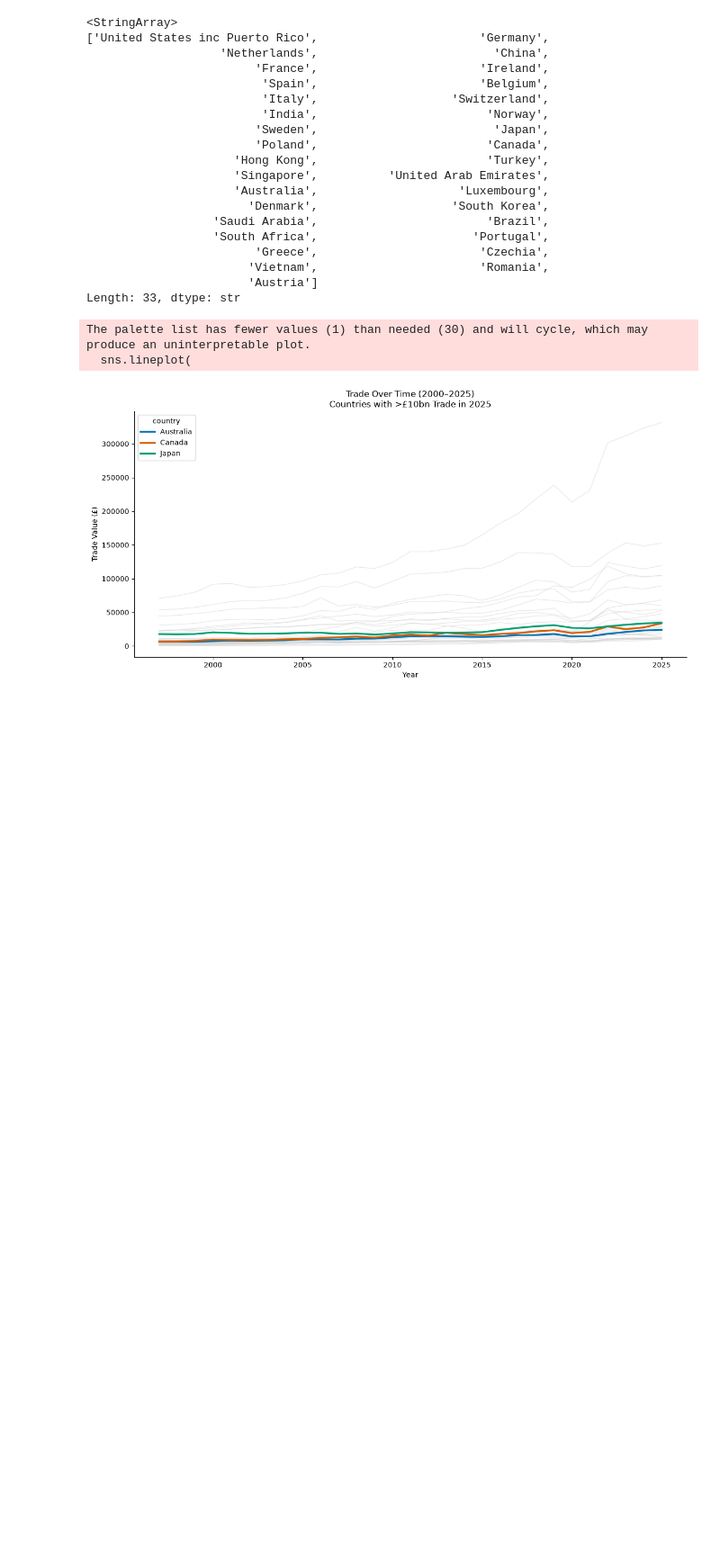
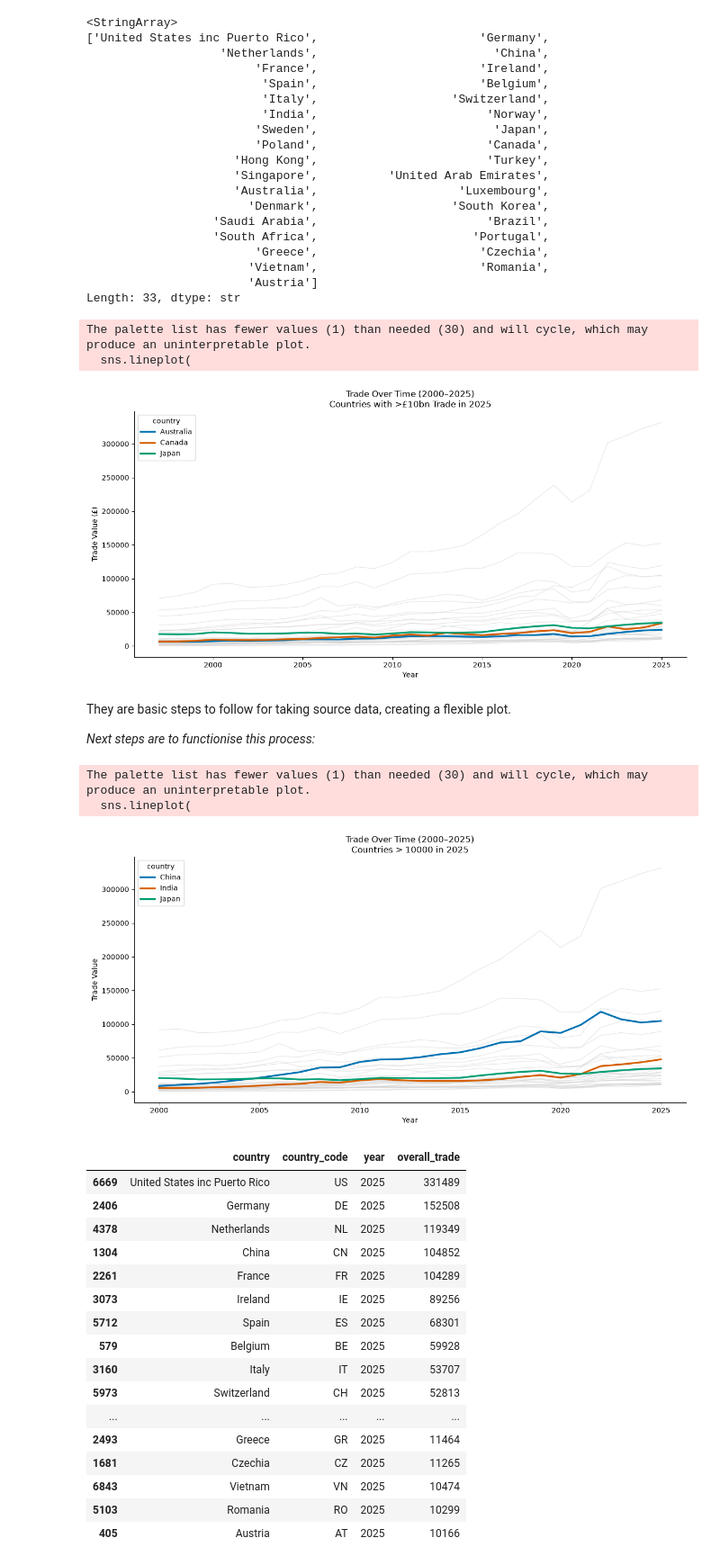
Before and after one commit to tcolwell7/for_fun_weekly_projects, a Jupyter notebook: 06_py_basic_project/basic_trade_time_series_plot.ipynb, the cells around one changed output. Shown at 90% size. Drawn from its saved outputs; the diff is of its cells as text; code cells hidden in the pictures; blank space fills up the shorter version.

Commit message:
save of notebook before next steps and project

```diff
--- a/06_py_basic_project/basic_trade_time_series_plot.ipynb
+++ b/06_py_basic_project/basic_trade_time_series_plot.ipynb
@@ -163,3 +163,7 @@ plt.show()
 The palette list has fewer values (1) than needed (30) and will cycle, which may produce an uninterpretable plot.
   sns.lineplot(
 [figure]
+# %% [markdown]
+They are basic steps to follow for taking source data, creating a flexible plot.
+
+*Next steps are to functionise this process:*
@@ -165,0 +287,31 @@ The palette list has fewer values (1) than needed (30) and will cycle, which may
+# %%
+plot_trade_timeseries(
+    df,
+    year_filter=2025,
+    threshold=10_000,  # adjust if needed
+    exclude_iso=["W1", "D5", "B5"],
+    highlight_countries=["China", "India", "Japan"],
+    start_year=2000,
+    end_year=2025
+)
+# %% [output]
+The palette list has fewer values (1) than needed (30) and will cycle, which may produce an uninterpretable plot.
+  sns.lineplot(
+[figure, added]
+|  | country | country_code | year | overall_trade |
+| 6669 | United States inc Puerto Rico | US | 2025 | 331489 |
+| 2406 | Germany | DE | 2025 | 152508 |
+| 4378 | Netherlands | NL | 2025 | 119349 |
+| 1304 | China | CN | 2025 | 104852 |
+| 2261 | France | FR | 2025 | 104289 |
+| 3073 | Ireland | IE | 2025 | 89256 |
+| 5712 | Spain | ES | 2025 | 68301 |
+| 579 | Belgium | BE | 2025 | 59928 |
+| 3160 | Italy | IT | 2025 | 53707 |
+| 5973 | Switzerland | CH | 2025 | 52813 |
+| ... | ... | ... | ... | ... |
+| 2493 | Greece | GR | 2025 | 11464 |
+| 1681 | Czechia | CZ | 2025 | 11265 |
+| 6843 | Vietnam | VN | 2025 | 10474 |
+| 5103 | Romania | RO | 2025 | 10299 |
+| 405 | Austria | AT | 2025 | 10166 |
```
Also changed, not shown: parts of 3 cells of this notebook.
